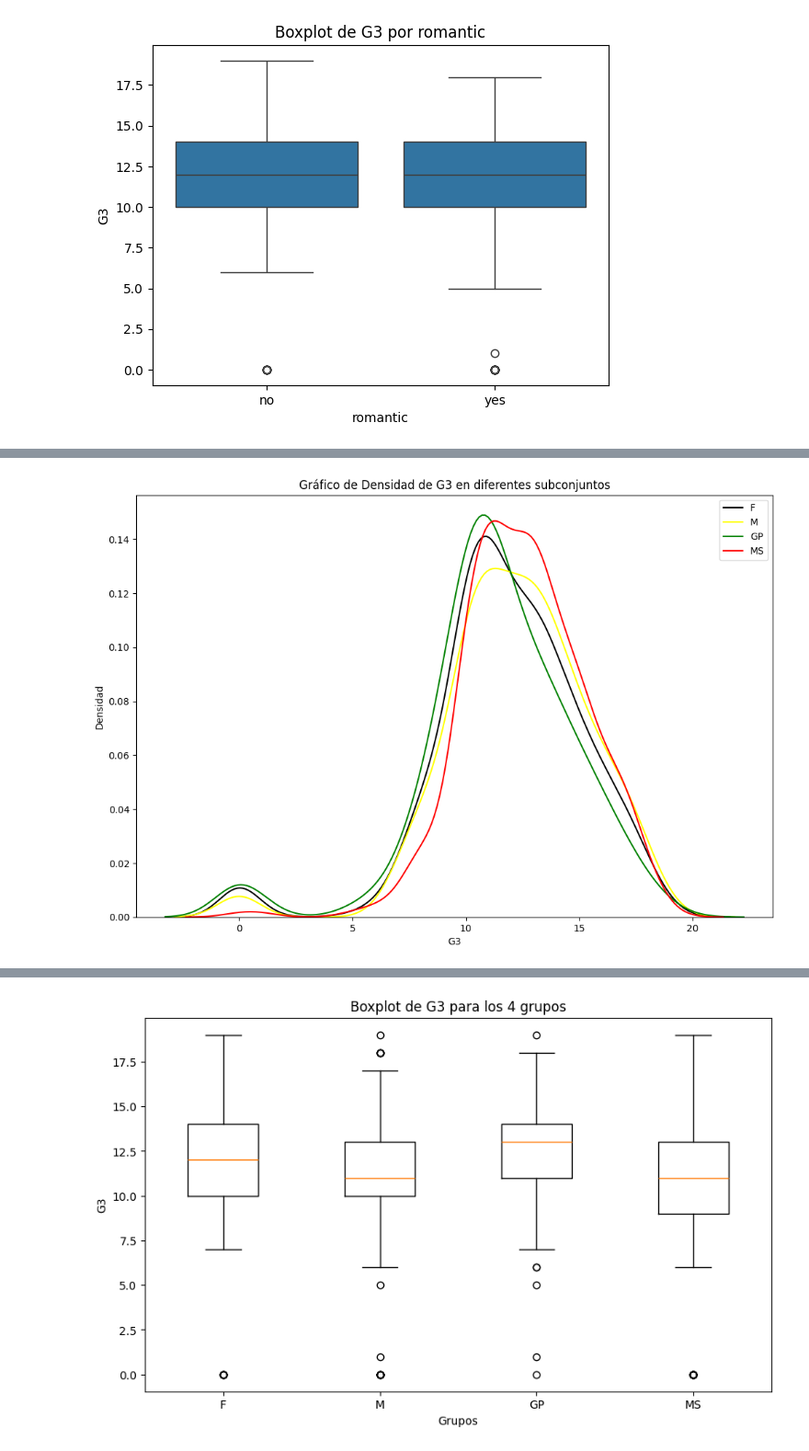
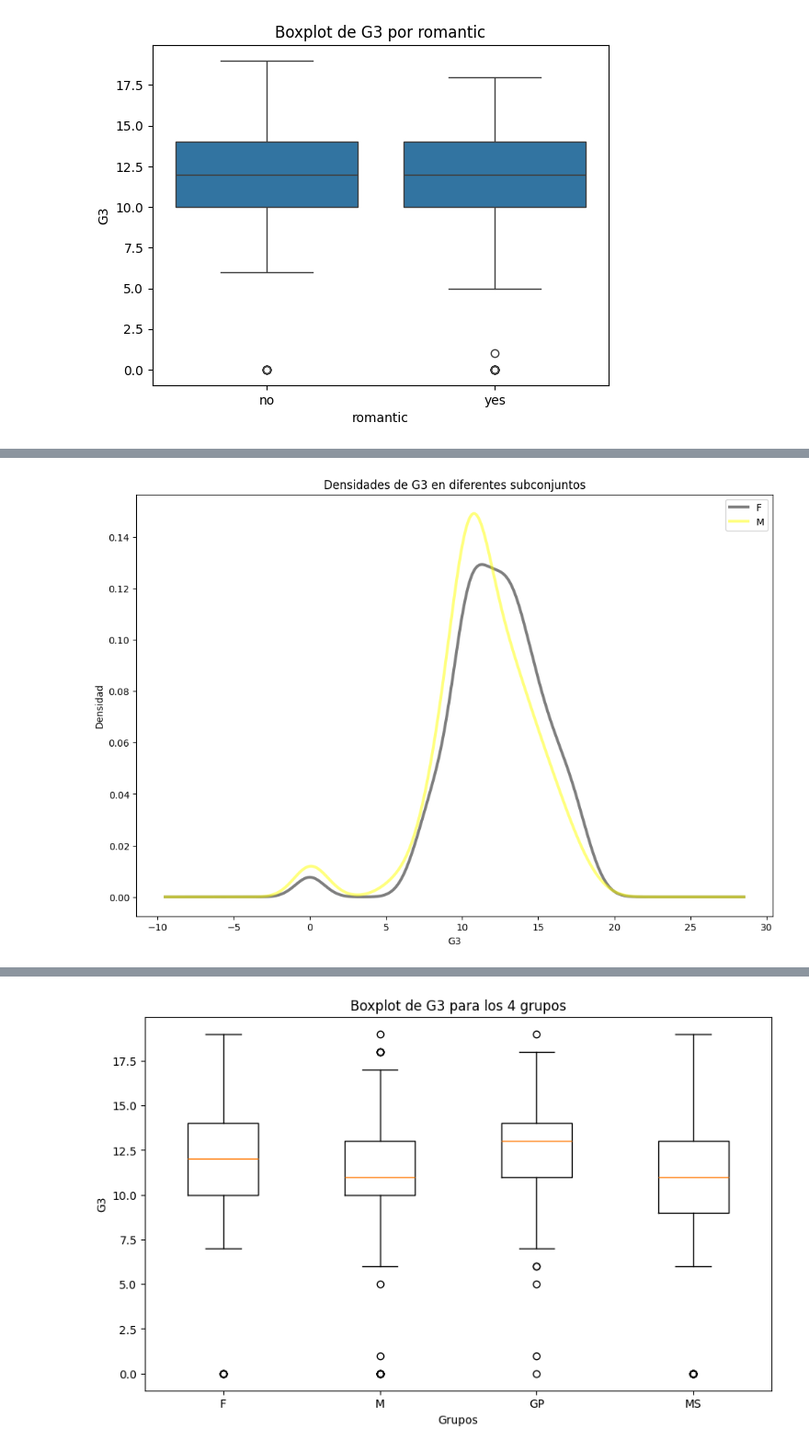
Before and after one commit to Tumup/estadistica, a Jupyter notebook: ESTADISTICA/analisis.ipynb, the cells around one changed output, grey strips where cells are left out. Shown at 92% size. Cells and saved outputs as stored; diff of their text form; code cells hidden in the pictures.

```diff
--- a/ESTADISTICA/analisis.ipynb
+++ b/ESTADISTICA/analisis.ipynb
@@ -182,3 +171,18 @@ plt.title('Boxplot de G3 por romantic')
 plt.show()
 # %% [output]
 [figure]
+# %%
+
+# Configuración del gráfico de densidad
+plt.figure(figsize=(12, 8))
+
+variable_x = 'G3'
+for subset, label, color in zip([dfcF, dfcM,dfcGP, dfcMS], ['Gabriel Pereira', 'Mousinho da Silveira','Female','Male'], ['green', 'red','yellow','black']):
+    subset[variable_x].plot(kind='density', alpha=0.5, label=label, color=color, linewidth=3)
+
+# Configuración de leyendas y título
+plt.title(f'Gráfico de Densidad de {variable_x} en diferentes subconjuntos')
+plt.xlabel(variable_x)
+plt.ylabel('Densidad')
+plt.legend()
+plt.show()
@@ -184,0 +191,15 @@ plt.show()
+# %%
+# Configuración del gráfico de densidades
+plt.figure(figsize=(12, 8))
+
+variable_x =  'G3'
+
+for subset, label, color in zip([dfcGP, dfcMS], ['Gabriel Pereira', 'Mousinho da Silveira'], ['green', 'red']):
+    subset[variable_x].plot(kind='density', alpha=0.5, label=label, color=color, linewidth=3)
+
+# Configuración de leyendas y título
+plt.title(f'Densidades de {variable_x} en diferentes subconjuntos')
+plt.xlabel(variable_x)
+plt.ylabel('Densidad')
+plt.legend()
+plt.show()
@@ -185,17 +208,17 @@ plt.show()
 # %%
-
-# Configuración del gráfico de densidad
+# Configuración del gráfico de densidades
 plt.figure(figsize=(12, 8))
 
-variable_x = 'G3'
-for subset, label, color in zip(subsets, labels, colors):
-    sns.kdeplot(subset[variable_x], label=label, color=color)
+variable_x =  'G3'
+
+for subset, label, color in zip([dfcF, dfcM], ['F', 'M'], ['black', 'yellow']):
+    subset[variable_x].plot(kind='density', alpha=0.5, label=label, color=color, linewidth=3)
 
 # Configuración de leyendas y título
-plt.title(f'Gráfico de Densidad de {variable_x} en diferentes subconjuntos')
+plt.title(f'Densidades de {variable_x} en diferentes subconjuntos')
 plt.xlabel(variable_x)
 plt.ylabel('Densidad')
 plt.legend()
 plt.show()
 # %% [output]
-[figure, old version]
+[figure, new version]
```
Also changed, not shown: parts of 15 cells of this notebook.
